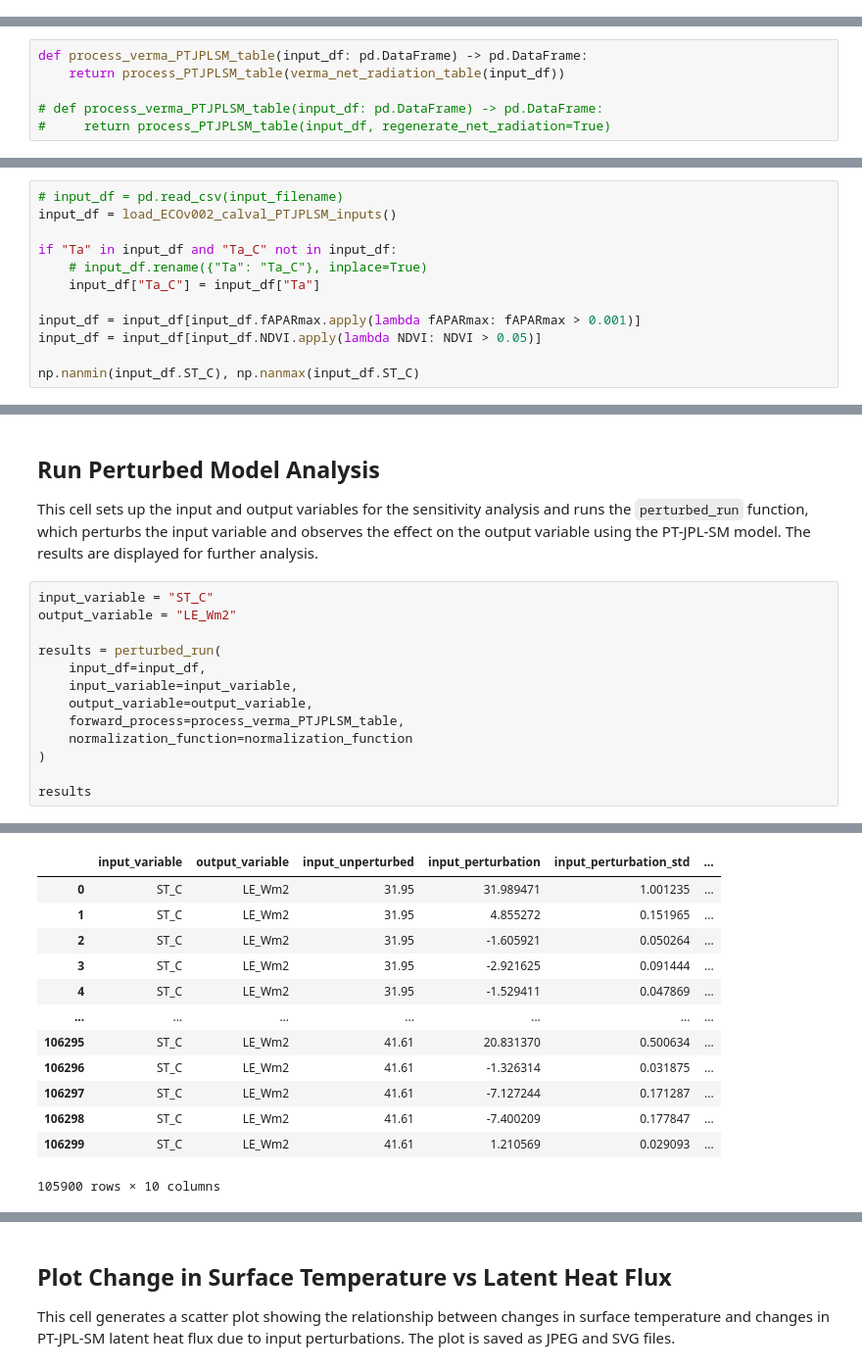
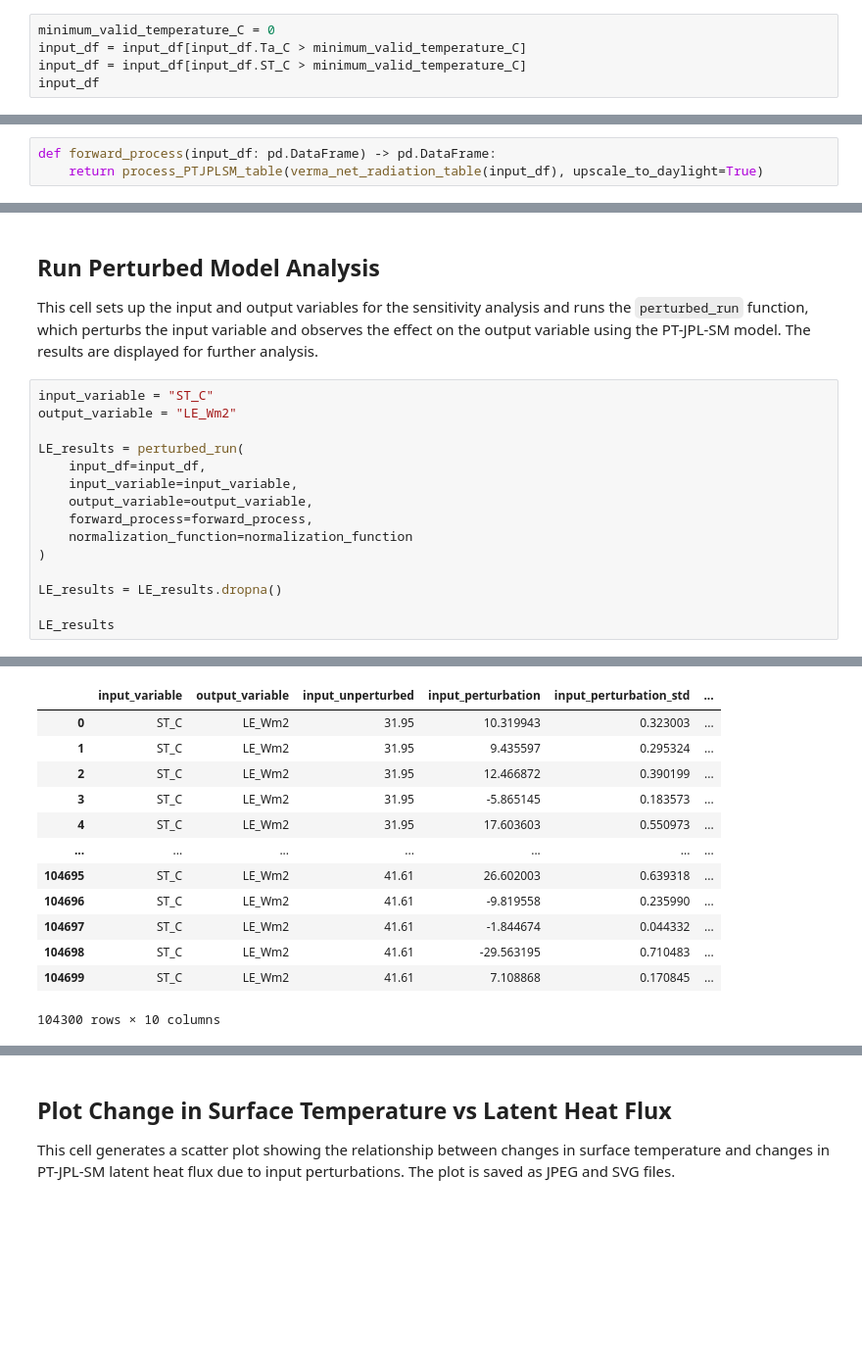
Before and after one commit to gregory-halverson-jpl/PT-JPL-SM, a Jupyter notebook: notebooks/PTJPLSM Sensitivity with ECOv002 Cal-Val.ipynb, the cells around one changed output, grey strips where cells are left out. Shown at 98% size. Drawn from its saved outputs; the diff is of its cells as text; blank space fills up the shorter version.

```diff
--- a/notebooks/PTJPLSM Sensitivity with ECOv002 Cal-Val.ipynb
+++ b/notebooks/PTJPLSM Sensitivity with ECOv002 Cal-Val.ipynb
@@ -57,0 +56,5 @@ This cell computes the minimum value of `fAPARmax` in the filtered input data to
+# %%
+minimum_valid_temperature_C = 0
+input_df = input_df[input_df.Ta_C > minimum_valid_temperature_C]
+input_df = input_df[input_df.ST_C > minimum_valid_temperature_C]
+input_df
@@ -64,11 +109,8 @@ np.float64(0.2331)
 
 This cell defines a helper function that processes the input DataFrame through the Verma net radiation calculation and then the PT-JPL-SM model. This function is used in later analysis steps.
 # %%
-def process_verma_PTJPLSM_table(input_df: pd.DataFrame) -> pd.DataFrame:
-    return process_PTJPLSM_table(verma_net_radiation_table(input_df))
-
-# def process_verma_PTJPLSM_table(input_df: pd.DataFrame) -> pd.DataFrame:
-#     return process_PTJPLSM_table(input_df, regenerate_net_radiation=True)
+def forward_process(input_df: pd.DataFrame) -> pd.DataFrame:
+    return process_PTJPLSM_table(verma_net_radiation_table(input_df), upscale_to_daylight=True)
 # %% [markdown]
 ## Process Input Data Through Model
 
@@ -203,12 +322,0 @@ This cell applies additional filters to the input data, ensuring only valid `fAP
-# %%
-# input_df = pd.read_csv(input_filename)
-input_df = load_ECOv002_calval_PTJPLSM_inputs()
-
-if "Ta" in input_df and "Ta_C" not in input_df:
-    # input_df.rename({"Ta": "Ta_C"}, inplace=True)
-    input_df["Ta_C"] = input_df["Ta"]
-
-input_df = input_df[input_df.fAPARmax.apply(lambda fAPARmax: fAPARmax > 0.001)]
-input_df = input_df[input_df.NDVI.apply(lambda NDVI: NDVI > 0.05)]
-
-np.nanmin(input_df.ST_C), np.nanmax(input_df.ST_C)
@@ -230,13 +336,15 @@ This cell sets up the input and output variables for the sensitivity analysis an
 input_variable = "ST_C"
 output_variable = "LE_Wm2"
 
-results = perturbed_run(
+LE_results = perturbed_run(
     input_df=input_df,
     input_variable=input_variable,
     output_variable=output_variable,
-    forward_process=process_verma_PTJPLSM_table,
+    forward_process=forward_process,
     normalization_function=normalization_function
 )
 
-results
+LE_results = LE_results.dropna()
+
+LE_results
 # %% [output]
@@ -260,13 +391,13 @@ results
 |  | input_variable | output_variable | input_unperturbed | input_perturbation | input_perturbation_std | ... |
-| 0 | ST_C | LE_Wm2 | 31.95 | 31.989471 | 1.001235 | ... |
-| 1 | ST_C | LE_Wm2 | 31.95 | 4.855272 | 0.151965 | ... |
-| 2 | ST_C | LE_Wm2 | 31.95 | -1.605921 | 0.050264 | ... |
-| 3 | ST_C | LE_Wm2 | 31.95 | -2.921625 | 0.091444 | ... |
-| 4 | ST_C | LE_Wm2 | 31.95 | -1.529411 | 0.047869 | ... |
+| 0 | ST_C | LE_Wm2 | 31.95 | 10.319943 | 0.323003 | ... |
+| 1 | ST_C | LE_Wm2 | 31.95 | 9.435597 | 0.295324 | ... |
+| 2 | ST_C | LE_Wm2 | 31.95 | 12.466872 | 0.390199 | ... |
+| 3 | ST_C | LE_Wm2 | 31.95 | -5.865145 | 0.183573 | ... |
+| 4 | ST_C | LE_Wm2 | 31.95 | 17.603603 | 0.550973 | ... |
 | ... | ... | ... | ... | ... | ... | ... |
-| 106295 | ST_C | LE_Wm2 | 41.61 | 20.831370 | 0.500634 | ... |
-| 106296 | ST_C | LE_Wm2 | 41.61 | -1.326314 | 0.031875 | ... |
-| 106297 | ST_C | LE_Wm2 | 41.61 | -7.127244 | 0.171287 | ... |
-| 106298 | ST_C | LE_Wm2 | 41.61 | -7.400209 | 0.177847 | ... |
-| 106299 | ST_C | LE_Wm2 | 41.61 | 1.210569 | 0.029093 | ... |
+| 104695 | ST_C | LE_Wm2 | 41.61 | 26.602003 | 0.639318 | ... |
+| 104696 | ST_C | LE_Wm2 | 41.61 | -9.819558 | 0.235990 | ... |
+| 104697 | ST_C | LE_Wm2 | 41.61 | -1.844674 | 0.044332 | ... |
+| 104698 | ST_C | LE_Wm2 | 41.61 | -29.563195 | 0.710483 | ... |
+| 104699 | ST_C | LE_Wm2 | 41.61 | 7.108868 | 0.170845 | ... |
-105900 rows × 10 columns
+104300 rows × 10 columns
```
Also changed, not shown: parts of 27 cells of this notebook, 18 other files.
